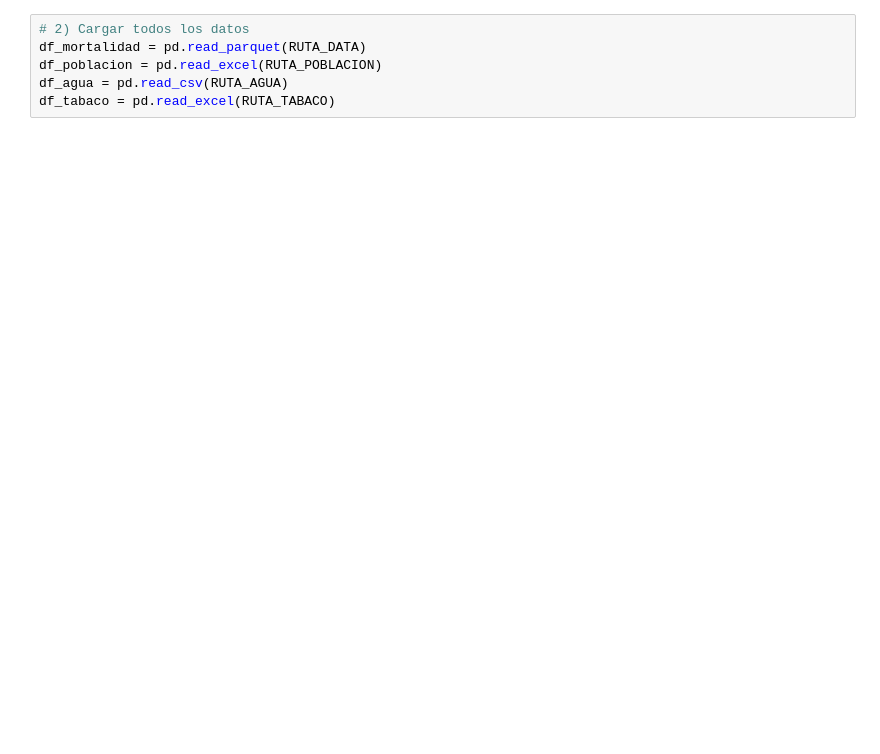
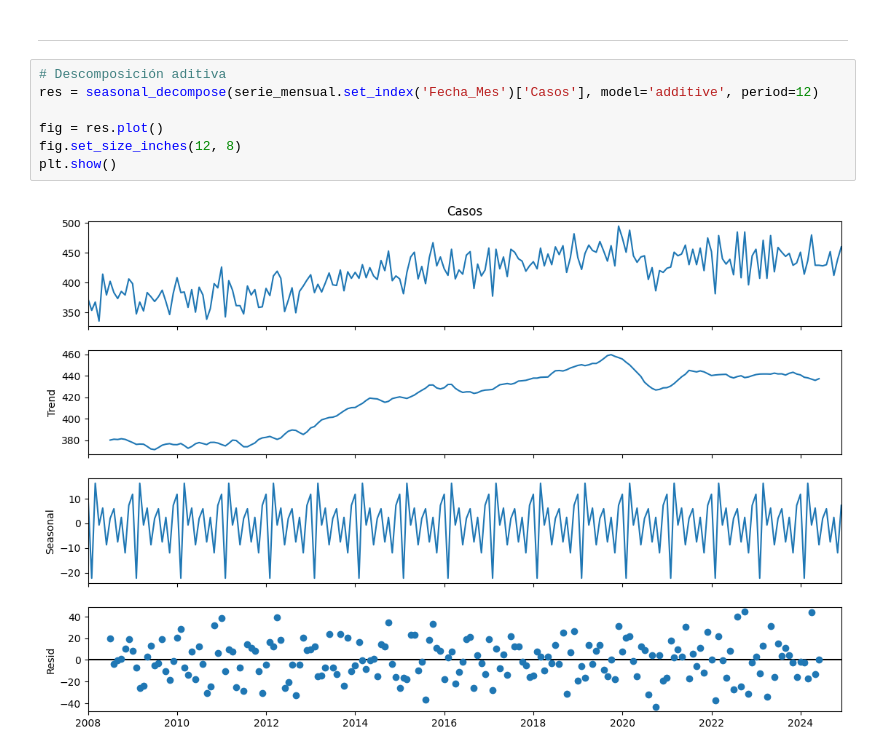
Before and after one commit to LasciaStare/Seminario, a Jupyter notebook: 3_datos.ipynb, the cells around one changed output. Drawn from its saved outputs; the diff is of its cells as text; blank space fills up the shorter version.

```diff
--- a/3_datos.ipynb
+++ b/3_datos.ipynb
@@ -19,6 +110,11 @@ RUTA_TABACO = Path("Datos/Extra/Tabaco.xlsx")
+# %% [markdown]
+-----------------------------------------------------
 # %%
-# 2) Cargar todos los datos
-df_mortalidad = pd.read_parquet(RUTA_DATA)
-df_poblacion = pd.read_excel(RUTA_POBLACION)
-df_agua = pd.read_csv(RUTA_AGUA)
-df_tabaco = pd.read_excel(RUTA_TABACO)
+# Descomposición aditiva
+res = seasonal_decompose(serie_mensual.set_index('Fecha_Mes')['Casos'], model='additive', period=12)
+
+fig = res.plot()
+fig.set_size_inches(12, 8)
+plt.show()
+# %% [output]
+[figure, added]
```
Also changed, not shown: parts of 23 cells of this notebook, 1 other file.
